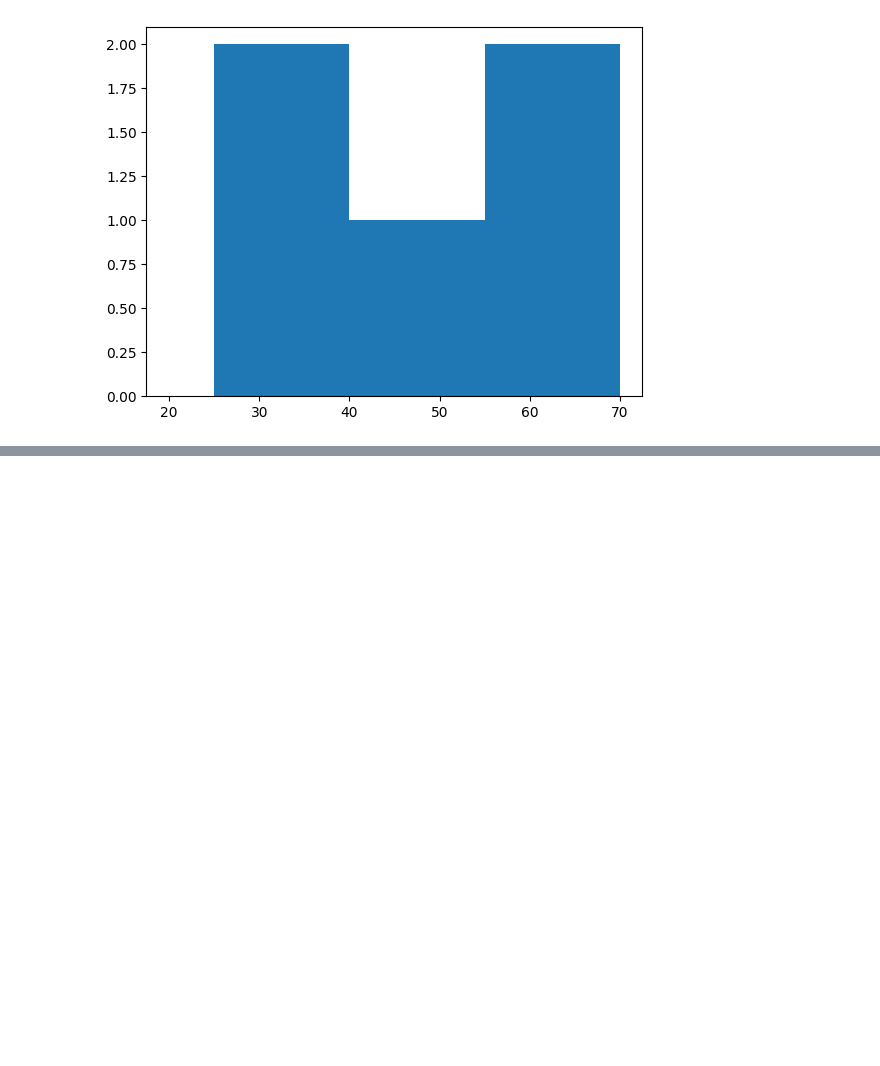
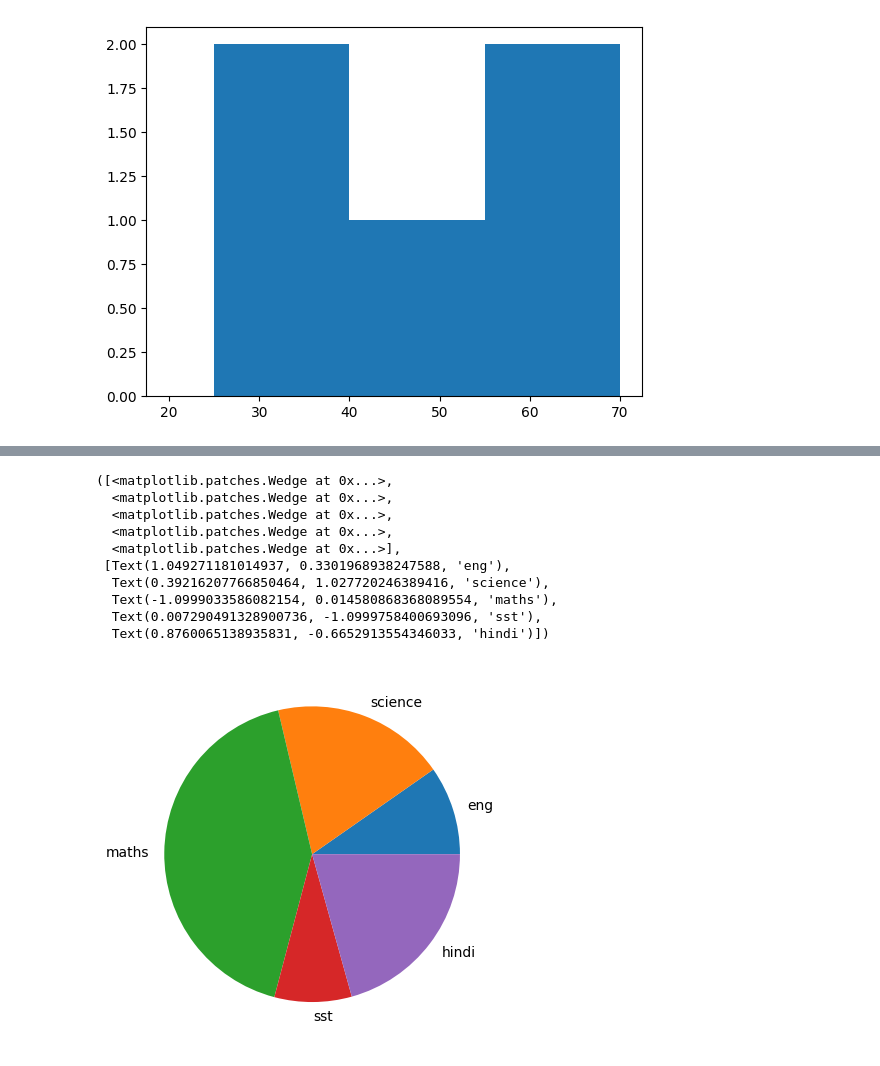
Before and after one commit to pranavsirsufale/attendance_system, a Jupyter notebook: pythoncode/visualization_python.ipynb, the cells around one changed output, grey strips where cells are left out. Cells and saved outputs as stored; diff of their text form; code cells hidden in the pictures; blank space fills up the shorter version.

```diff
--- a/pythoncode/visualization_python.ipynb
+++ b/pythoncode/visualization_python.ipynb
@@ -419,0 +481,20 @@ plt.hist(data , bins = [20 , 25 , 40 , 55 , 70 ])
+# %%
+# simple data
+
+data = [23, 45, 100 , 20 , 49]
+
+subject = ['eng' , 'science' , 'maths' , 'sst' , 'hindi']
+
+plt.pie(data, labels = subject)
+# %% [output]
+([<matplotlib.patches.Wedge at 0x...>,
+  <matplotlib.patches.Wedge at 0x...>,
+  <matplotlib.patches.Wedge at 0x...>,
+  <matplotlib.patches.Wedge at 0x...>,
+  <matplotlib.patches.Wedge at 0x...>],
+ [Text(1.049271181014937, 0.3301968938247588, 'eng'),
+  Text(0.39216207766850464, 1.027720246389416, 'science'),
+  Text(-1.0999033586082154, 0.014580868368089554, 'maths'),
+  Text(0.007290491328900736, -1.0999758400693096, 'sst'),
+  Text(0.8760065138935831, -0.6652913554346033, 'hindi')])
+[figure, added]
```
Also changed, not shown: parts of 55 cells of this notebook, 2 other files.
